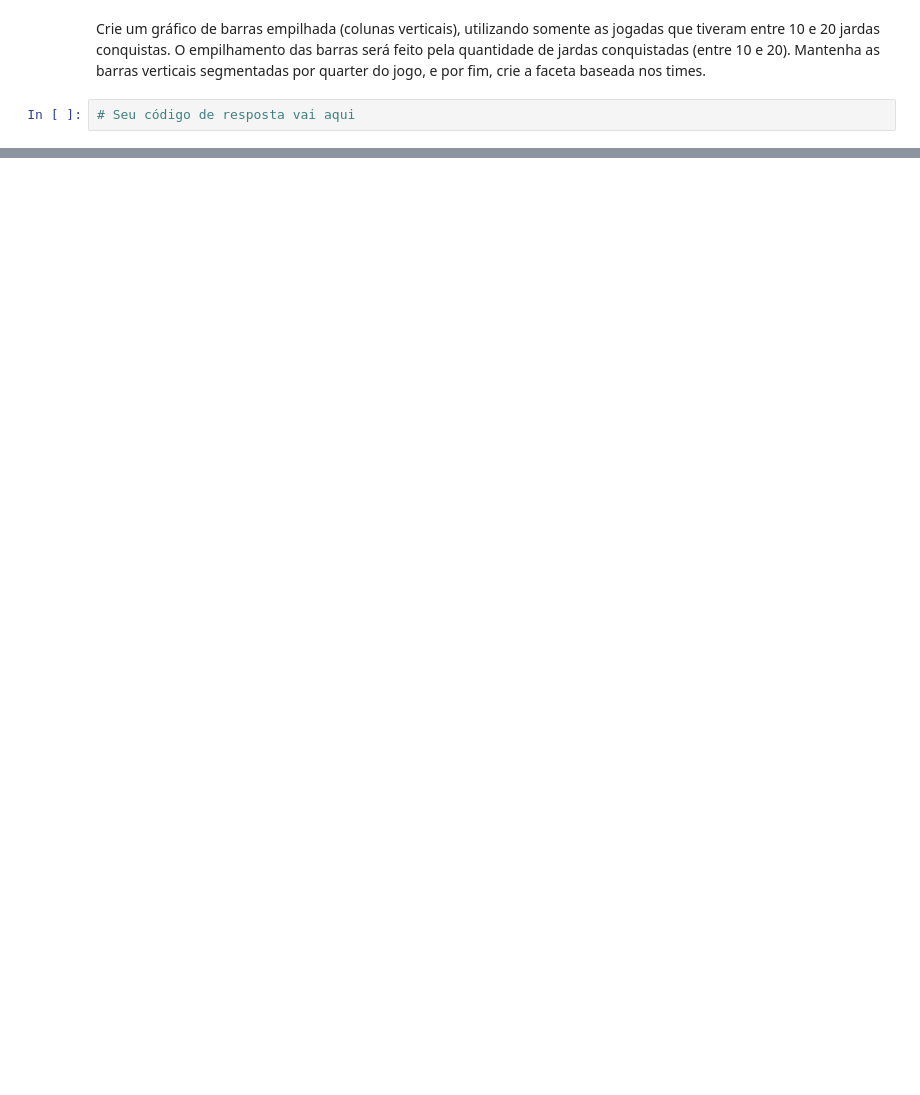
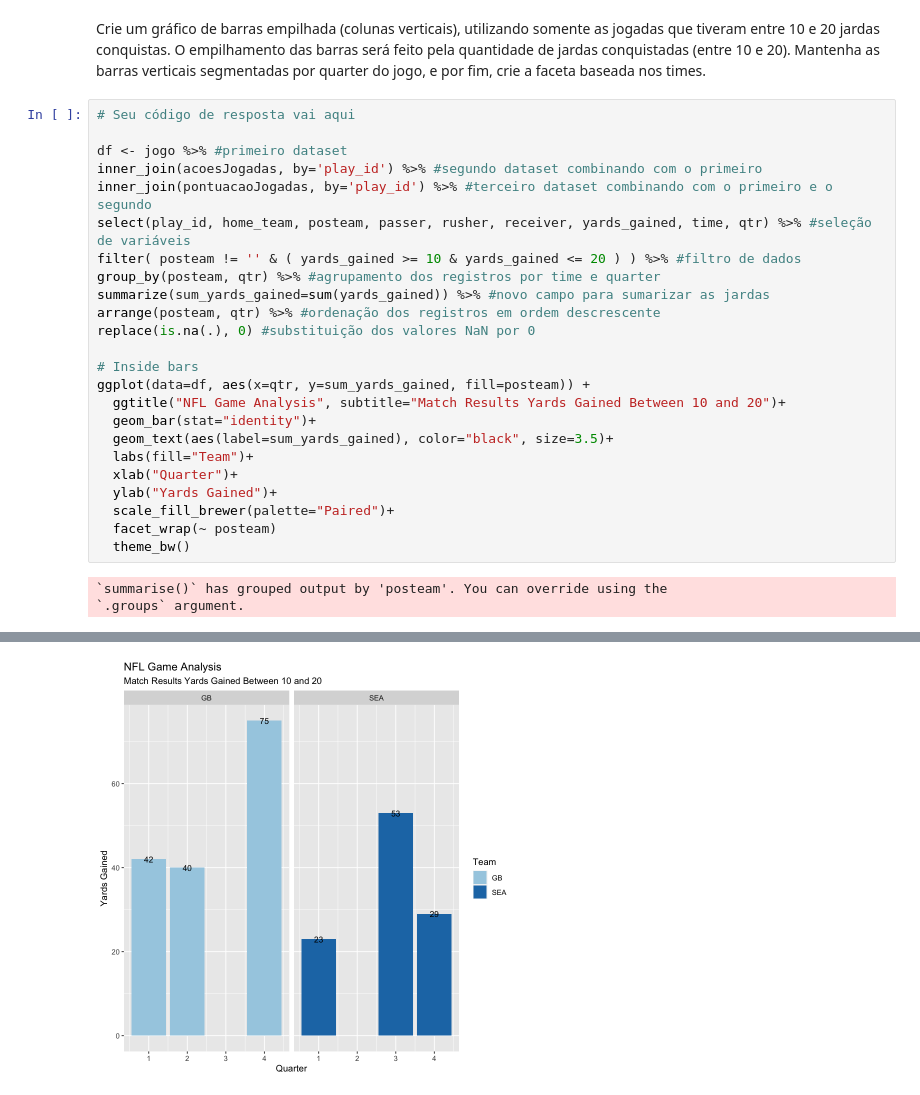
Before and after one commit to joaonart/Ling-de-Prog-para-Ciencia-de-Dados-R, a Jupyter notebook: Trilha_7_ExercicioAprofundamento.ipynb, the cells around one changed output, grey strips where cells are left out. Drawn from its saved outputs; the diff is of its cells as text; blank space fills up the shorter version.

```diff
--- a/Trilha_7_ExercicioAprofundamento.ipynb
+++ b/Trilha_7_ExercicioAprofundamento.ipynb
@@ -332,5 +379,30 @@ Crie um gráfico de linhas, mostrando a pontuação de cada time em cada *quarte
 # %% [markdown]
 Crie um gráfico de barras empilhada (colunas verticais), utilizando somente as jogadas que tiveram entre 10 e 20 jardas conquistas.
 O empilhamento das barras será feito pela quantidade de jardas conquistadas (entre 10 e 20). Mantenha as barras verticais segmentadas por quarter do jogo, e por fim, crie a faceta baseada nos times.
-# %%
-# Seu código de resposta vai aqui
+# %%
+# Seu código de resposta vai aqui
+
+df <- jogo %>% #primeiro dataset
+inner_join(acoesJogadas, by='play_id') %>% #segundo dataset combinando com o primeiro
+inner_join(pontuacaoJogadas, by='play_id') %>% #terceiro dataset combinando com o primeiro e o segundo
+select(play_id, home_team, posteam, passer, rusher, receiver, yards_gained, time, qtr) %>% #seleção de variáveis
+filter( posteam != '' & ( yards_gained >= 10 & yards_gained <= 20 ) ) %>% #filtro de dados
+group_by(posteam, qtr) %>% #agrupamento dos registros por time e quarter
+summarize(sum_yards_gained=sum(yards_gained)) %>% #novo campo para sumarizar as jardas
+arrange(posteam, qtr) %>% #ordenação dos registros em ordem descrescente
+replace(is.na(.), 0) #substituição dos valores NaN por 0
+
+# Inside bars
+ggplot(data=df, aes(x=qtr, y=sum_yards_gained, fill=posteam)) +
+  ggtitle("NFL Game Analysis", subtitle="Match Results Yards Gained Between 10 and 20")+
+  geom_bar(stat="identity")+
+  geom_text(aes(label=sum_yards_gained), color="black", size=3.5)+
+  labs(fill="Team")+
+  xlab("Quarter")+
+  ylab("Yards Gained")+
+  scale_fill_brewer(palette="Paired")+
+  facet_wrap(~ posteam)
+  theme_bw()
+# %% [output]
+`summarise()` has grouped output by 'posteam'. You can override using the
+`.groups` argument.
@@ -336,0 +426 @@ O empilhamento das barras será feito pela quantidade de jardas conquistadas (en
+[figure, added]
```
Also changed, not shown: parts of 10 cells of this notebook.
